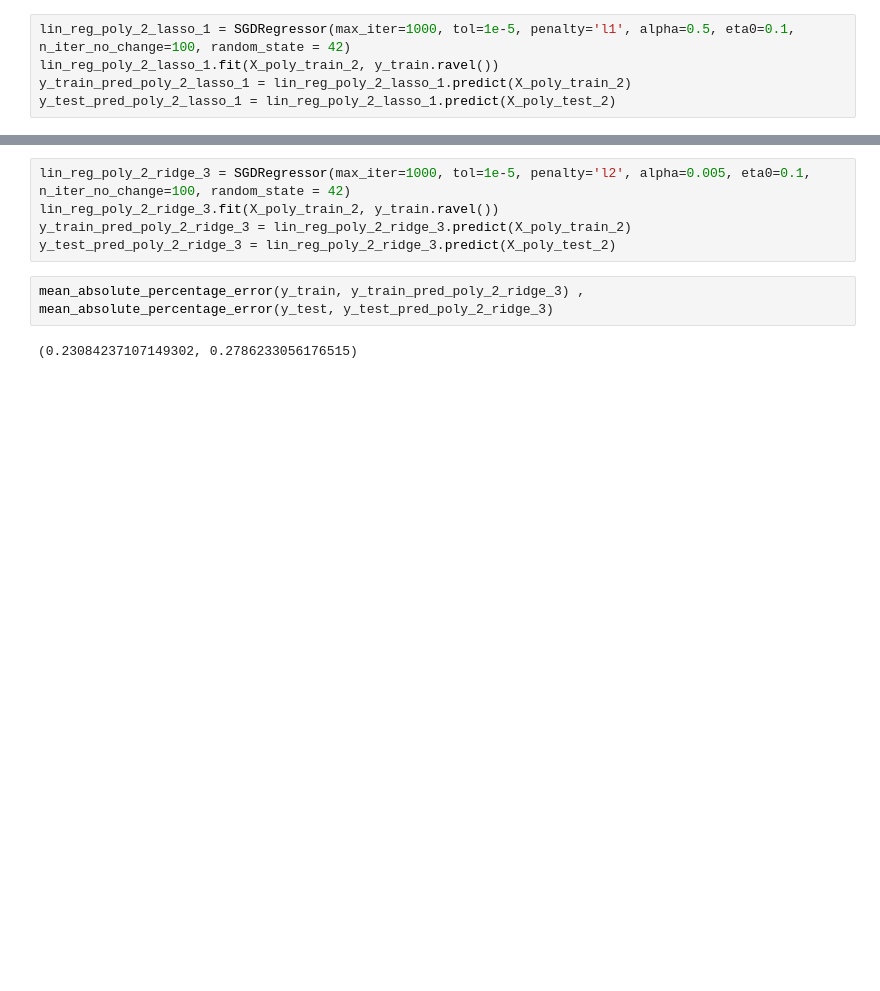
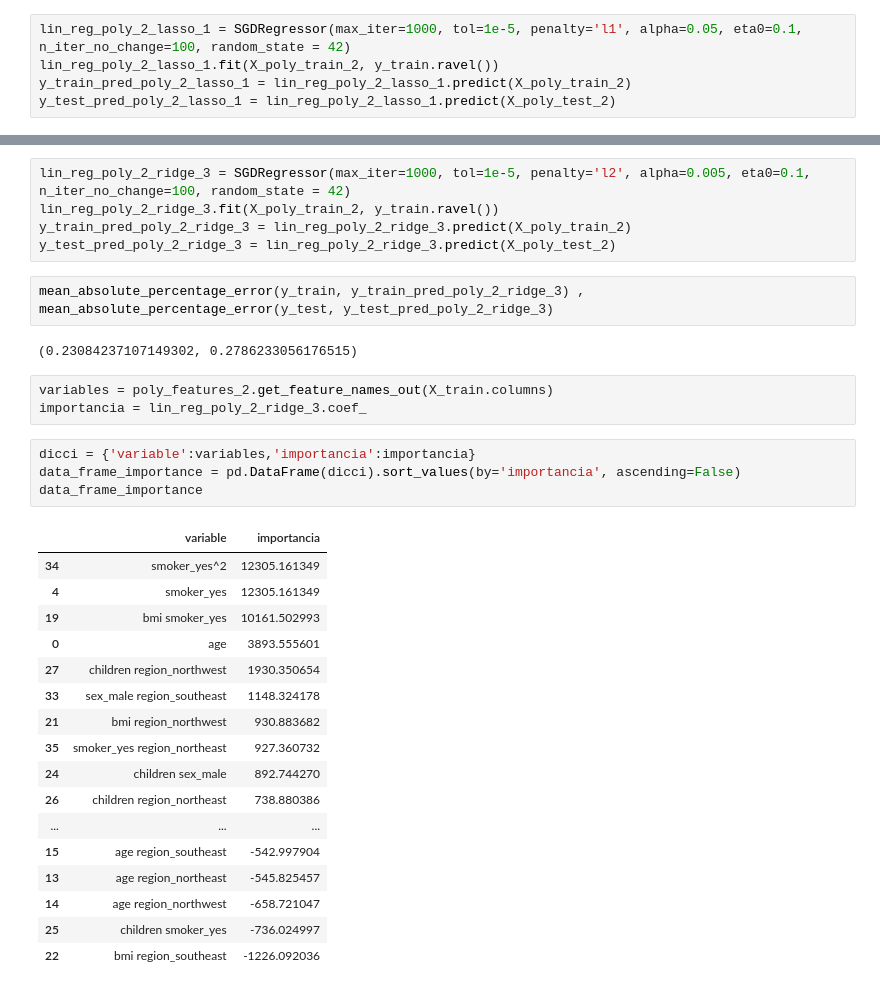
Before and after one commit to lmencisoe/CDA, a Jupyter notebook: Quiz3 CDA/Quiz_3_lm_enciso.ipynb, the cells around one changed output, grey strips where cells are left out. Cells and saved outputs as stored; diff of their text form; blank space fills up the shorter version.

```diff
--- a/Quiz3 CDA/Quiz_3_lm_enciso.ipynb
+++ b/Quiz3 CDA/Quiz_3_lm_enciso.ipynb
@@ -230,7 +231,7 @@ En este modelo se hace aún más evidente el sobreajuste, con una diferencia de
 # %% [markdown]
 ## Modelo polinomial de grado 2 con lasso de 0.05
 # %%
-lin_reg_poly_2_lasso_1 = SGDRegressor(max_iter=1000, tol=1e-5, penalty='l1', alpha=0.5, eta0=0.1, n_iter_no_change=100, random_state = 42)
+lin_reg_poly_2_lasso_1 = SGDRegressor(max_iter=1000, tol=1e-5, penalty='l1', alpha=0.05, eta0=0.1, n_iter_no_change=100, random_state = 42)
 lin_reg_poly_2_lasso_1.fit(X_poly_train_2, y_train.ravel())
 y_train_pred_poly_2_lasso_1 = lin_reg_poly_2_lasso_1.predict(X_poly_train_2)
 y_test_pred_poly_2_lasso_1 = lin_reg_poly_2_lasso_1.predict(X_poly_test_2)
@@ -293,3 +294,28 @@ y_test_pred_poly_2_ridge_3 = lin_reg_poly_2_ridge_3.predict(X_poly_test_2)
 mean_absolute_percentage_error(y_train, y_train_pred_poly_2_ridge_3) , mean_absolute_percentage_error(y_test, y_test_pred_poly_2_ridge_3)
 # %% [output]
 (0.23084237107149302, 0.2786233056176515)
+# %%
+variables = poly_features_2.get_feature_names_out(X_train.columns)
+importancia = lin_reg_poly_2_ridge_3.coef_
+# %%
+dicci = {'variable':variables,'importancia':importancia}
+data_frame_importance = pd.DataFrame(dicci).sort_values(by='importancia', ascending=False)
+data_frame_importance
+# %% [output]
+|  | variable | importancia |
+| 34 | smoker_yes^2 | 12305.161349 |
+| 4 | smoker_yes | 12305.161349 |
+| 19 | bmi smoker_yes | 10161.502993 |
+| 0 | age | 3893.555601 |
+| 27 | children region_northwest | 1930.350654 |
+| 33 | sex_male region_southeast | 1148.324178 |
+| 21 | bmi region_northwest | 930.883682 |
+| 35 | smoker_yes region_northeast | 927.360732 |
+| 24 | children sex_male | 892.744270 |
+| 26 | children region_northeast | 738.880386 |
+| ... | ... | ... |
+| 15 | age region_southeast | -542.997904 |
+| 13 | age region_northeast | -545.825457 |
+| 14 | age region_northwest | -658.721047 |
+| 25 | children smoker_yes | -736.024997 |
+| 22 | bmi region_southeast | -1226.092036 |
```
Also changed, not shown: parts of 11 cells of this notebook.
